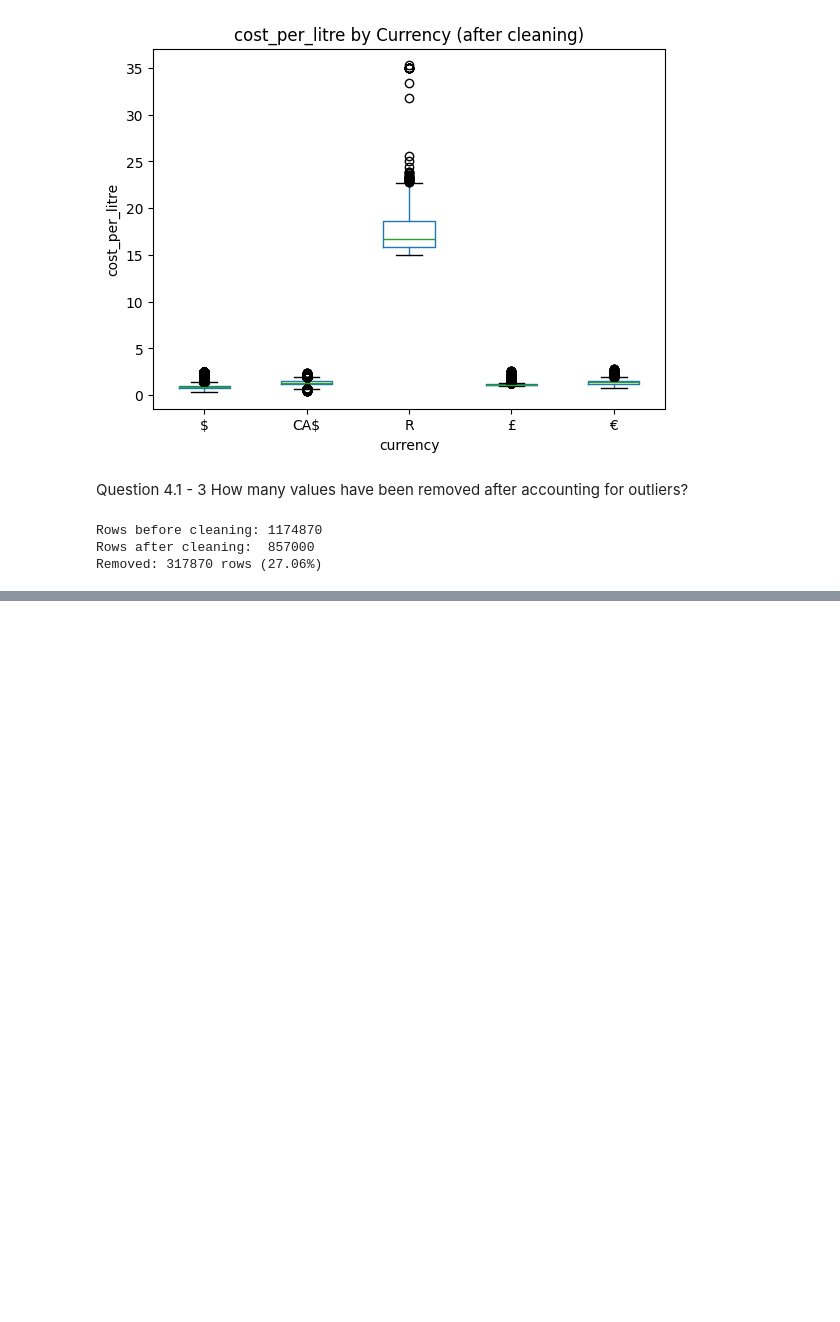
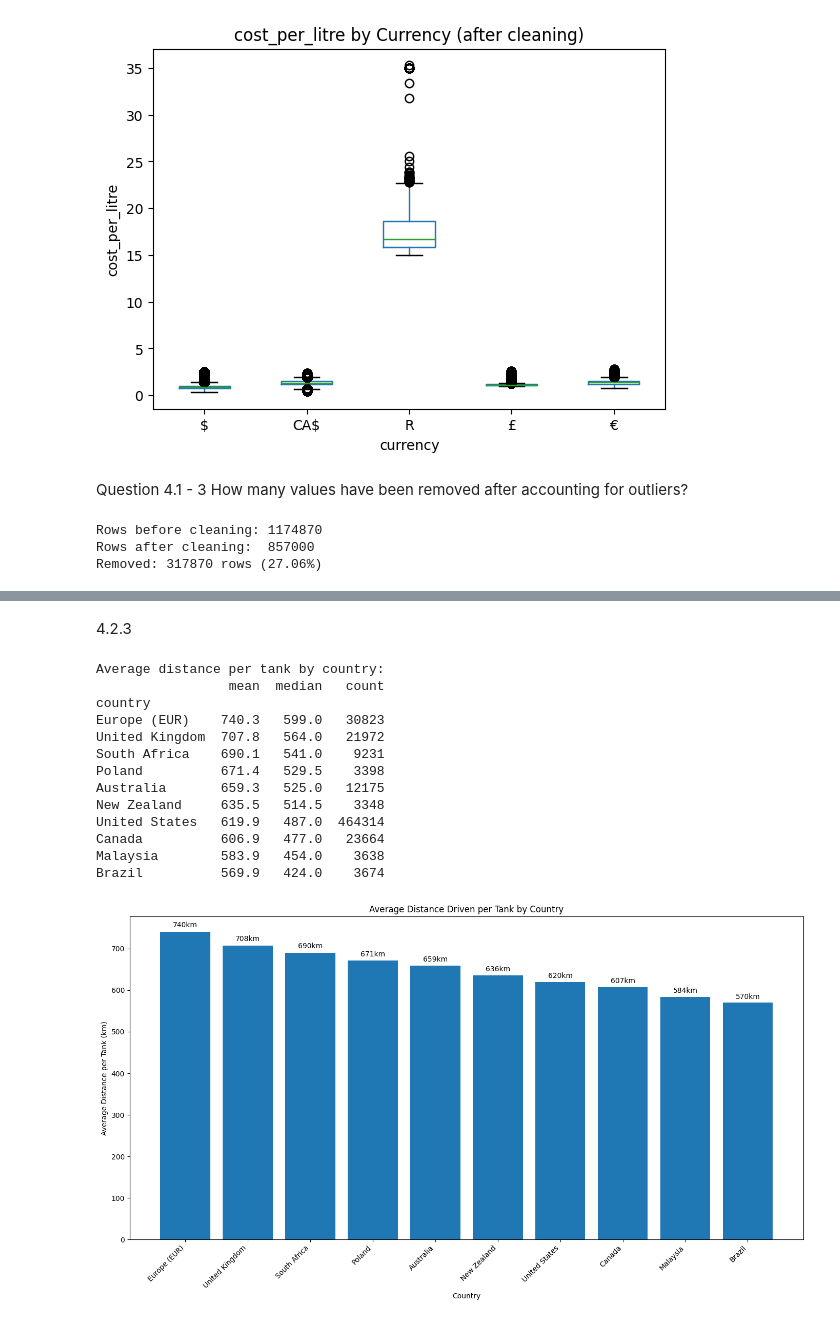
Before and after one commit to Ruaan1/DVE-Assignment, a Jupyter notebook: Notebook/Assignment1.ipynb, the cells around one changed output, grey strips where cells are left out. Saved outputs shown, nothing was run; the diff lists cells and outputs as text; code cells hidden in the pictures; blank space fills up the shorter version.

```diff
--- a/Notebook/Assignment1.ipynb
+++ b/Notebook/Assignment1.ipynb
@@ -748,0 +910,51 @@ Removed: 317870 rows (27.06%)
+# %% [markdown]
+4.2.3
+# %%
+if 'km_driven' in df.columns:
+    distance_col = 'km_driven'
+else:
+    distance_col = 'distance_since_last'
+    df[distance_col] = df_sorted['distance_since_last']
+
+# Filter out unrealistic distances
+df_distance = df[(df[distance_col] > 0) & (df[distance_col] < 2000)].copy()
+
+avg_distance_by_country = df_distance.groupby('country')[distance_col].agg(['mean', 'median', 'count']).round(1)
+avg_distance_by_country = avg_distance_by_country[avg_distance_by_country['count'] >= 50]  # At least 50 records
+avg_distance_by_country = avg_distance_by_country.sort_values('mean', ascending=False)
+
+print("Average distance per tank by country:")
+print(avg_distance_by_country.head(10))
+
+# Plot average distance by country
+plt.figure(figsize=(14, 8))
+top_countries_dist = avg_distance_by_country.head(10)
+bars = plt.bar(range(len(top_countries_dist)), top_countries_dist['mean'])
+plt.xlabel('Country')
+plt.ylabel('Average Distance per Tank (km)')
+plt.title('Average Distance Driven per Tank by Country')
+plt.xticks(range(len(top_countries_dist)), top_countries_dist.index, rotation=45, ha='right')
+
+# Add value labels
+for i, bar in enumerate(bars):
+    height = bar.get_height()
+    plt.text(bar.get_x() + bar.get_width()/2., height + height*0.01,
+             f'{height:.0f}km', ha='center', va='bottom')
+
+plt.tight_layout()
+plt.show()
+# %% [output]
+Average distance per tank by country:
+                 mean  median   count
+country
+Europe (EUR)    740.3   599.0   30823
+United Kingdom  707.8   564.0   21972
+South Africa    690.1   541.0    9231
+Poland          671.4   529.5    3398
+Australia       659.3   525.0   12175
+New Zealand     635.5   514.5    3348
+United States   619.9   487.0  464314
+Canada          606.9   477.0   23664
+Malaysia        583.9   454.0    3638
+Brazil          569.9   424.0    3674
+[figure, added]
```
Also changed, not shown: parts of 43 cells of this notebook.
